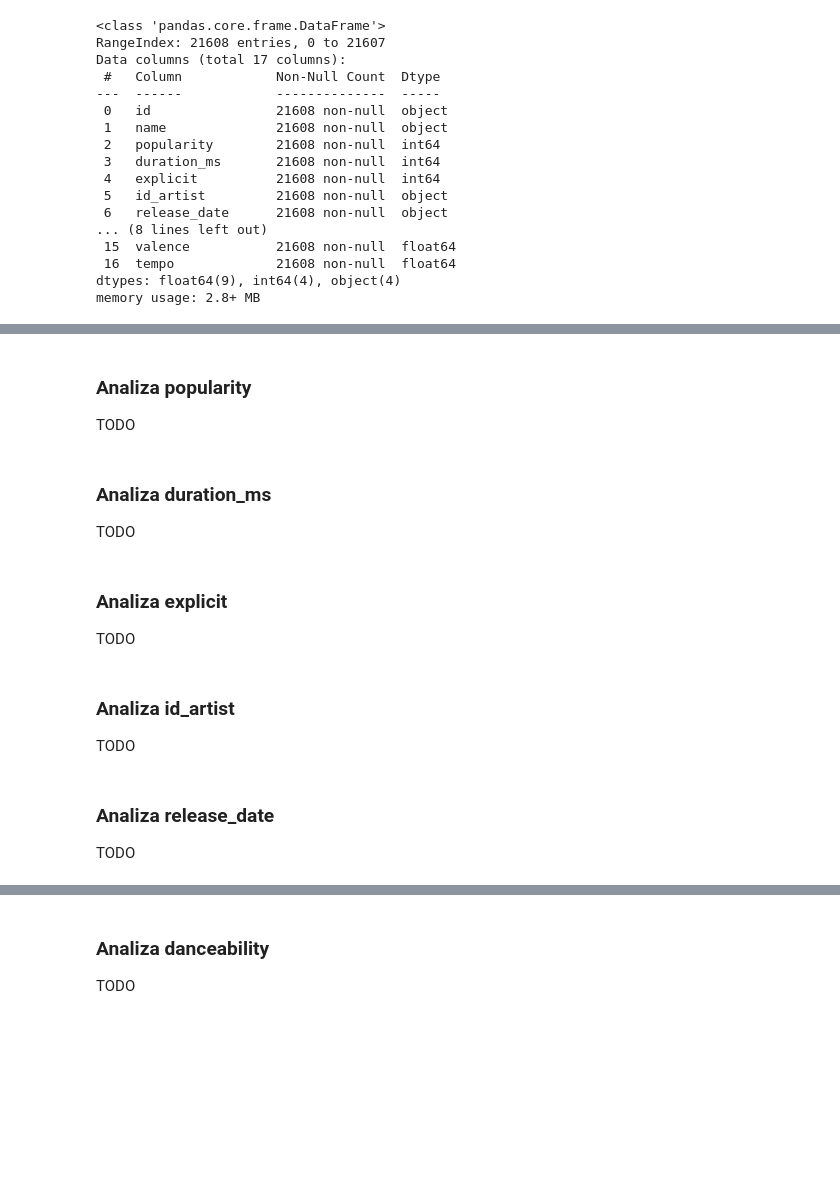
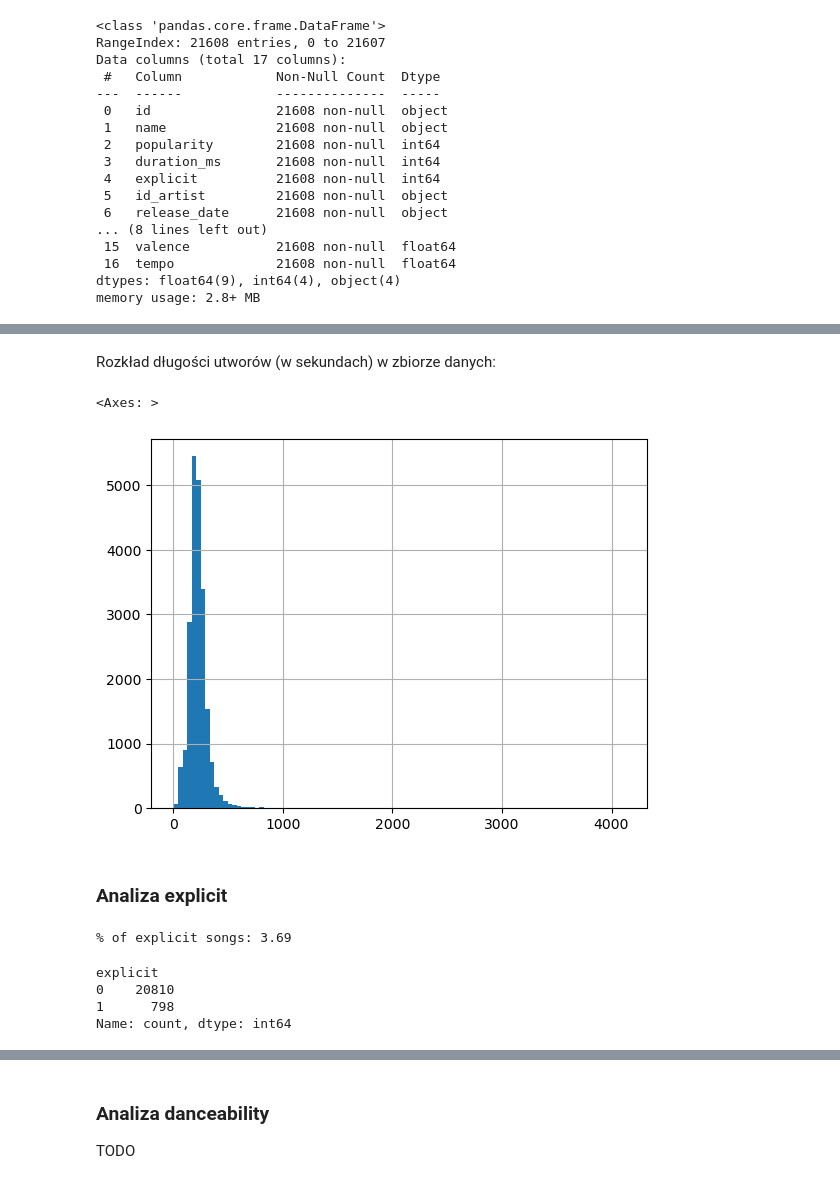
Before and after one commit to BartlomiejRasztabiga/IUM, a Jupyter notebook: notebooks/data_analysis.ipynb, the cells around one changed output, grey strips where cells are left out. Saved outputs shown, nothing was run; the diff lists cells and outputs as text; code cells hidden in the pictures; blank space fills up the shorter version.

```diff
--- a/notebooks/data_analysis.ipynb
+++ b/notebooks/data_analysis.ipynb
@@ -265,15 +317,18 @@ TODO
+# %% [markdown]
+Rozkład długości utworów (w sekundach) w zbiorze danych:
+# %%
+tracks_data_frame["duration_ms"].apply(lambda x: x/1000).hist(bins=100)
+# %% [output]
+<Axes: >
+[figure, added]
 # %% [markdown]
-### Analiza popularity
-TODO
+### Analiza explicit
-# %% [markdown]
-### Analiza duration_ms
-TODO
-# %% [markdown]
-### Analiza explicit
-TODO
-# %% [markdown]
-### Analiza id_artist
-TODO
-# %% [markdown]
-### Analiza release_date
-TODO
+# %%
+print(f'% of explicit songs: {round(tracks_data_frame["explicit"].where(tracks_data_frame["explicit"] == True).count() / tracks_data_frame["explicit"].count() * 100, 2)}')
+tracks_data_frame["explicit"].value_counts()
+# %% [output]
+% of explicit songs: 3.69
+explicit
+0    20810
+1      798
+Name: count, dtype: int64
```
Also changed, not shown: parts of 51 cells of this notebook.
